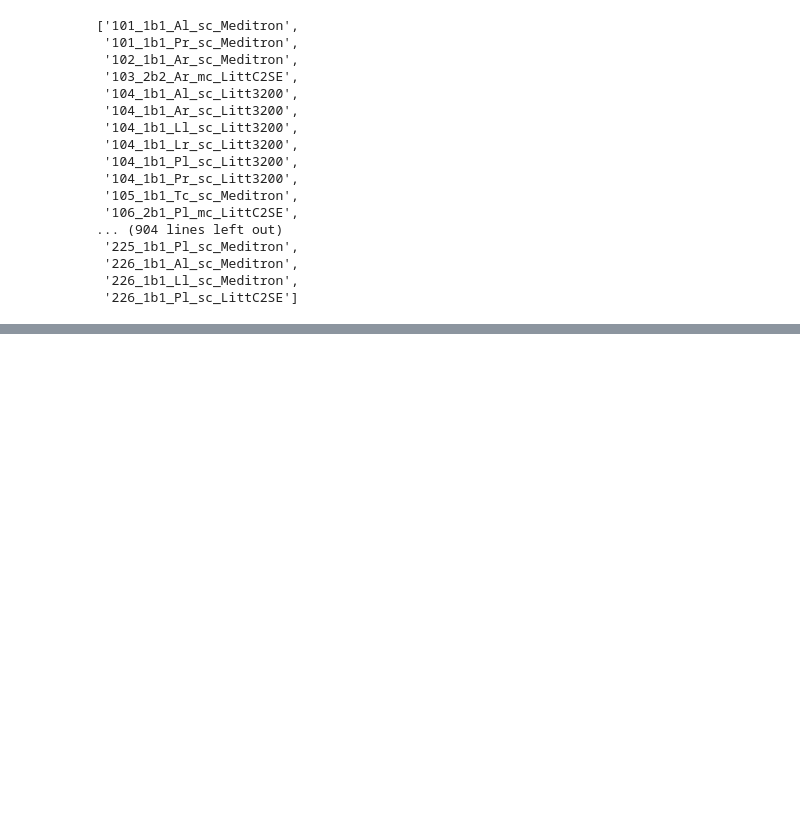
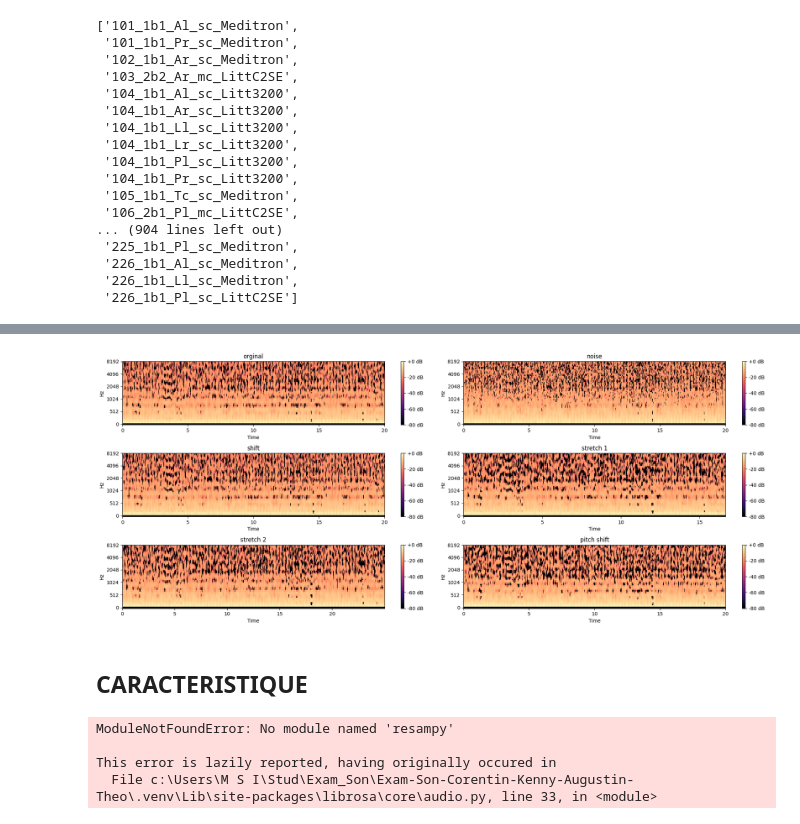
Before and after one commit to Hunkein/Exam-Son-Corentin-Kenny-Augustin-Theo, a Jupyter notebook: Exam-Son-Corentin-Kenny-Augustin-Theo.ipynb, the cells around one changed output, grey strips where cells are left out. Saved outputs shown, nothing was run; the diff lists cells and outputs as text; code cells hidden in the pictures; blank space fills up the shorter version.

```diff
--- a/Exam-Son-Corentin-Kenny-Augustin-Theo.ipynb
+++ b/Exam-Son-Corentin-Kenny-Augustin-Theo.ipynb
@@ -110,0 +215,6 @@ def show_audio(audio_path):
+# %%
+show_audio_features('./data/audio_and_txt_files/101_1b1_Al_sc_Meditron.wav')
+# %% [output]
+[figure, added]
+# %% [markdown]
+## CARACTERISTIQUE
@@ -110,0 +335,7 @@ def show_audio(audio_path):
+# %%
+x_mfccs, y = mfccs_feature_exteraction(audio_data)
+# %% [output]
+ModuleNotFoundError: No module named 'resampy'
+
+This error is lazily reported, having originally occured in
+  File c:\Users\M S I\Stud\Exam_Son\Exam-Son-Corentin-Kenny-Augustin-Theo\.venv\Lib\site-packages\librosa\core\audio.py, line 33, in <module>
```
Also changed, not shown: parts of 11 cells of this notebook.
